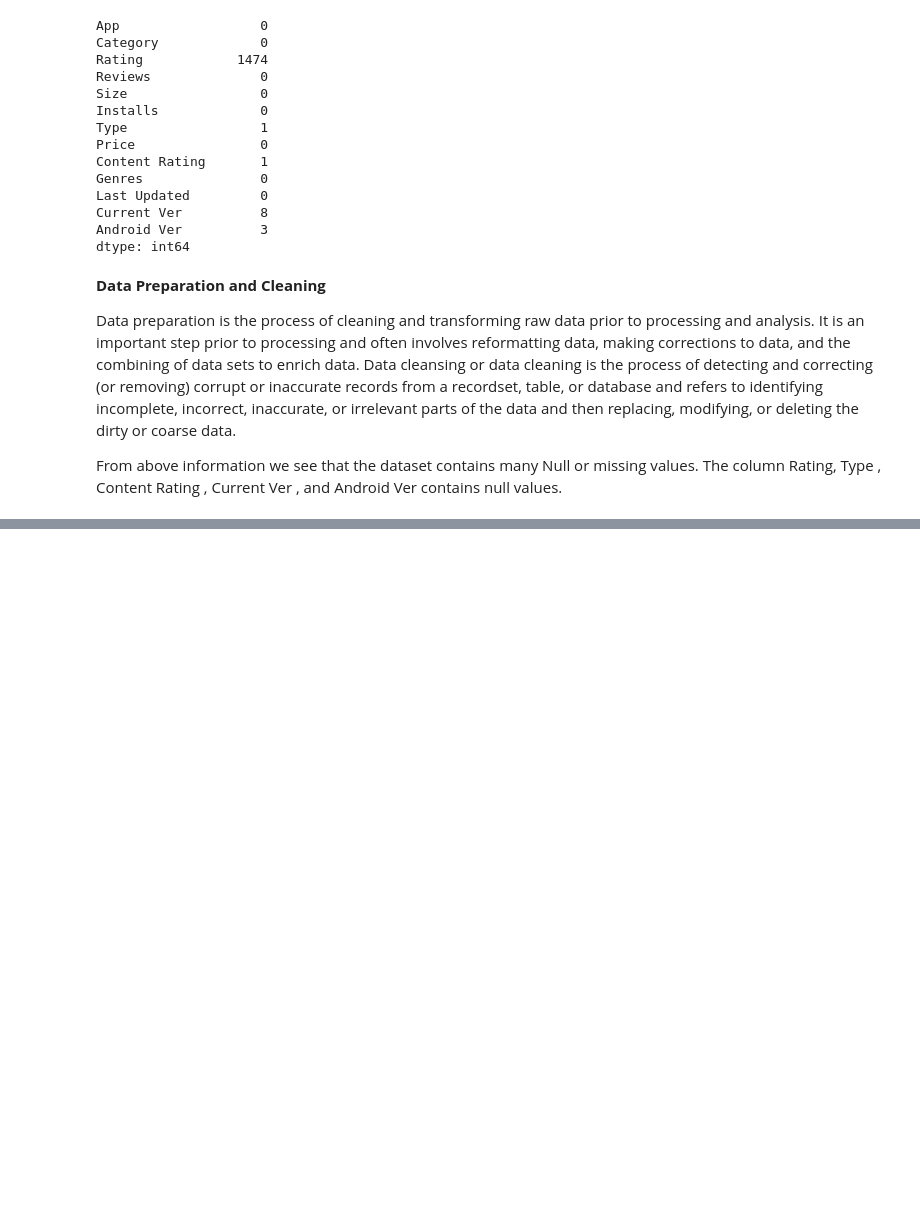
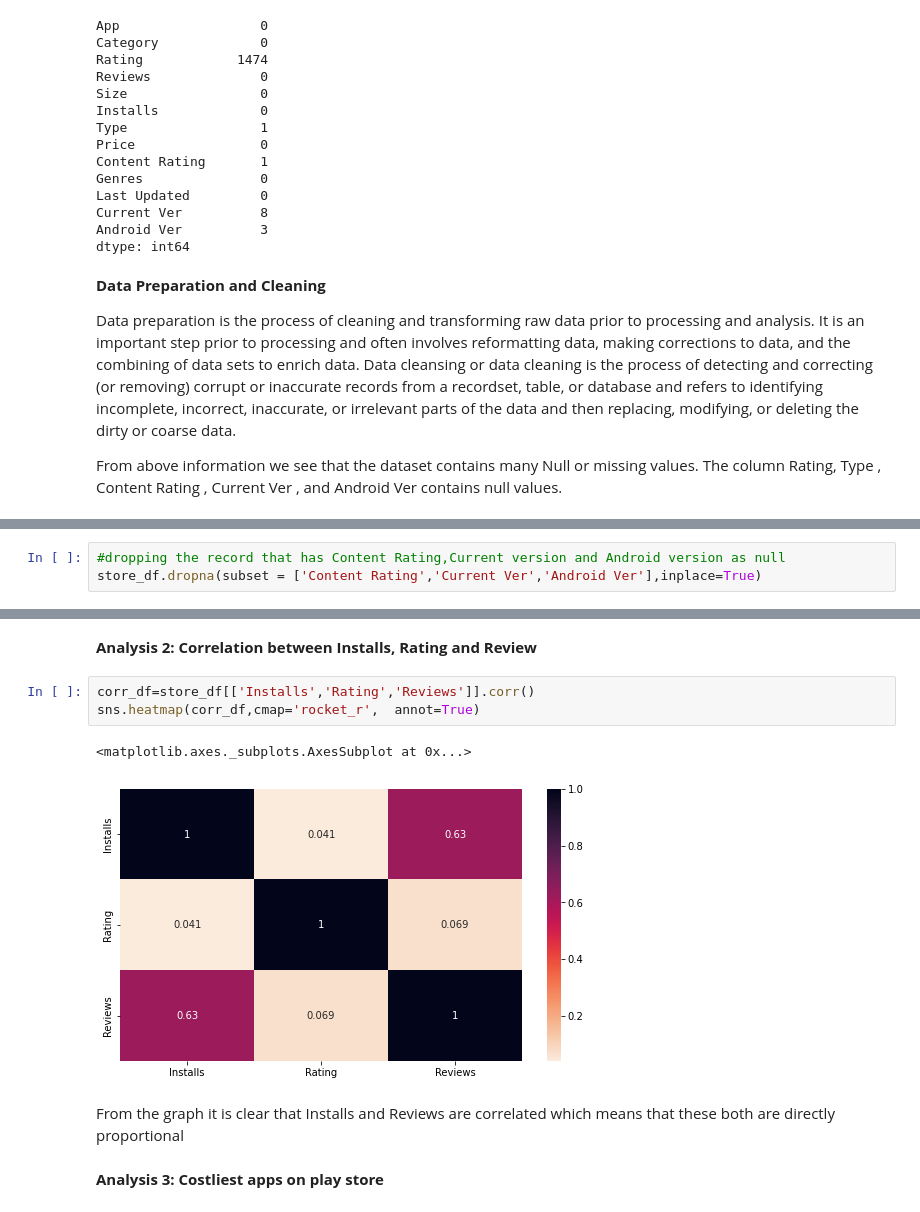
Before and after one commit to ankii7546/Play-Store-App-Review-Analysis, a Jupyter notebook: Capstone_Project_Play_Store_App_Review_Analysis_Individual.ipynb, the cells around one changed output, grey strips where cells are left out. Cells and saved outputs as stored; diff of their text form; blank space fills up the shorter version.

```diff
--- a/Capstone_Project_Play_Store_App_Review_Analysis_Individual.ipynb
+++ b/Capstone_Project_Play_Store_App_Review_Analysis_Individual.ipynb
@@ -187,0 +131,3 @@ sns.heatmap(corr_df,cmap='rocket_r',  annot=True)
+# %%
+#dropping the record that has Content Rating,Current version and Android version as null
+store_df.dropna(subset = ['Content Rating','Current Ver','Android Ver'],inplace=True)
@@ -187,0 +265,12 @@ sns.heatmap(corr_df,cmap='rocket_r',  annot=True)
+# %% [markdown]
+**Analysis 2: Correlation between Installs, Rating and Review**
+# %%
+corr_df=store_df[['Installs','Rating','Reviews']].corr()
+sns.heatmap(corr_df,cmap='rocket_r',  annot=True)
+# %% [output]
+<matplotlib.axes._subplots.AxesSubplot at 0x...>
+[figure, added]
+# %% [markdown]
+From the graph it is clear that Installs and Reviews are correlated which means that these both are directly proportional
+# %% [markdown]
+**Analysis 3: Costliest apps on play store**
```
Also changed, not shown: parts of 33 cells of this notebook.
